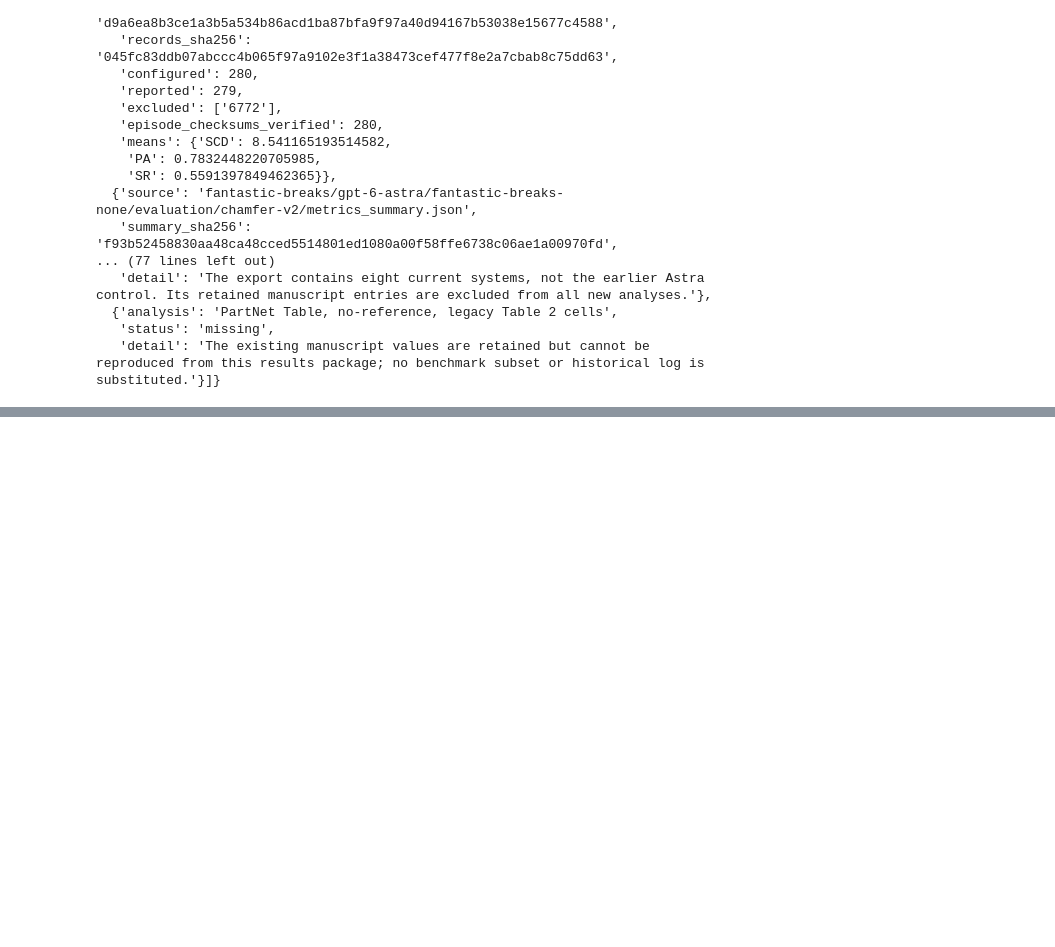
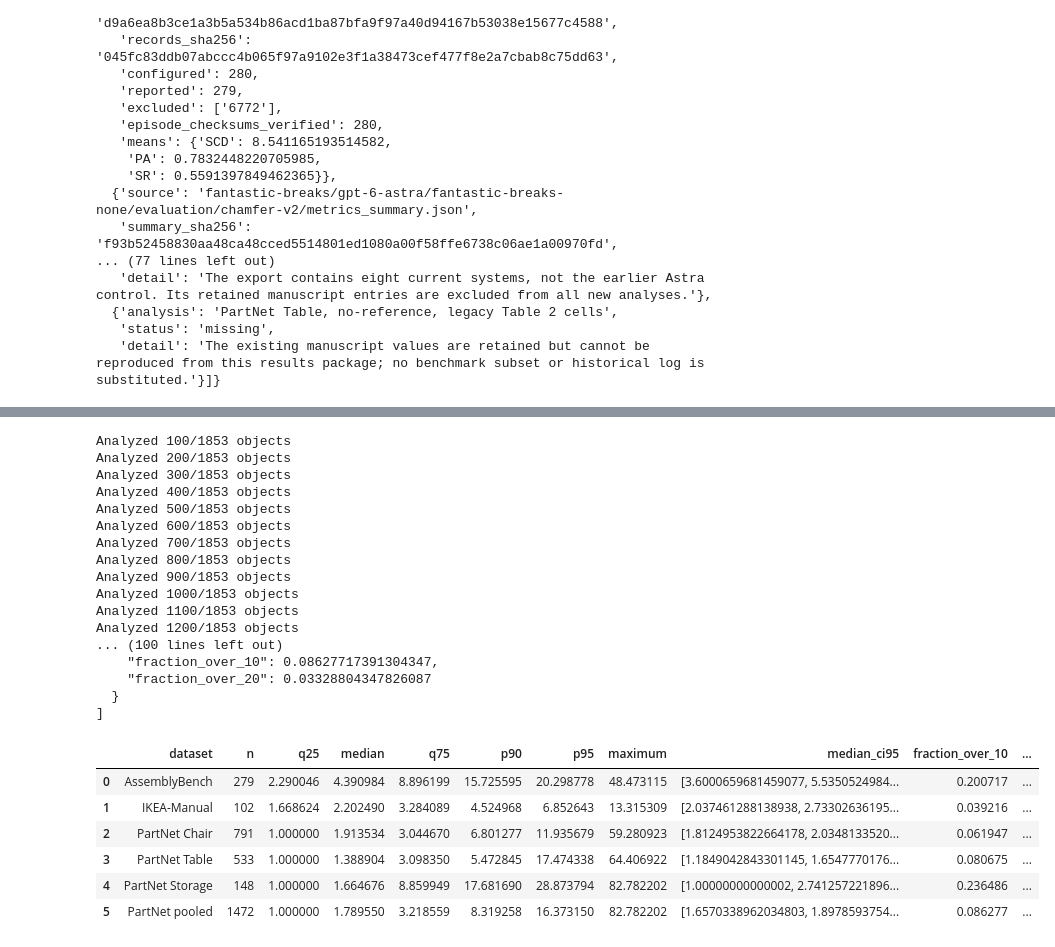
Before and after one commit to AssemblyWorld/assembly-world-agent, a Jupyter notebook: notebooks/paper_results.ipynb, the cells around one changed output, grey strips where cells are left out. Saved outputs shown, nothing was run; the diff lists cells and outputs as text; code cells hidden in the pictures; blank space fills up the shorter version.

```diff
--- a/notebooks/paper_results.ipynb
+++ b/notebooks/paper_results.ipynb
@@ -148,0 +167,31 @@ display(source_audit)
+# %%
+from paper_part_scale_pilot import generate_full
+part_scale_report = generate_full()
+import pandas as pd
+from IPython.display import display
+display(pd.DataFrame(part_scale_report["summaries"]))
+# %% [output]
+Analyzed 100/1853 objects
+Analyzed 200/1853 objects
+Analyzed 300/1853 objects
+Analyzed 400/1853 objects
+Analyzed 500/1853 objects
+Analyzed 600/1853 objects
+Analyzed 700/1853 objects
+Analyzed 800/1853 objects
+Analyzed 900/1853 objects
+Analyzed 1000/1853 objects
+Analyzed 1100/1853 objects
+Analyzed 1200/1853 objects
+... (100 lines left out)
+    "fraction_over_10": 0.08627717391304347,
+    "fraction_over_20": 0.03328804347826087
+  }
+]
+|  | dataset | n | q25 | median | q75 | p90 | p95 | maximum | median_ci95 | fraction_over_10 | ... |
+| 0 | AssemblyBench | 279 | 2.290046 | 4.390984 | 8.896199 | 15.725595 | 20.298778 | 48.473115 | [3.6000659681459077, 5.5350524984... | 0.200717 | ... |
+| 1 | IKEA-Manual | 102 | 1.668624 | 2.202490 | 3.284089 | 4.524968 | 6.852643 | 13.315309 | [2.037461288138938, 2.73302636195... | 0.039216 | ... |
+| 2 | PartNet Chair | 791 | 1.000000 | 1.913534 | 3.044670 | 6.801277 | 11.935679 | 59.280923 | [1.8124953822664178, 2.0348133520... | 0.061947 | ... |
+| 3 | PartNet Table | 533 | 1.000000 | 1.388904 | 3.098350 | 5.472845 | 17.474338 | 64.406922 | [1.1849042843301145, 1.6547770176... | 0.080675 | ... |
+| 4 | PartNet Storage | 148 | 1.000000 | 1.664676 | 8.859949 | 17.681690 | 28.873794 | 82.782202 | [1.00000000000002, 2.741257221896... | 0.236486 | ... |
+| 5 | PartNet pooled | 1472 | 1.000000 | 1.789550 | 3.218559 | 8.319258 | 16.373150 | 82.782202 | [1.6570338962034803, 1.8978593754... | 0.086277 | ... |
```
Also changed, not shown: parts of 5 cells of this notebook, 3 other files.
